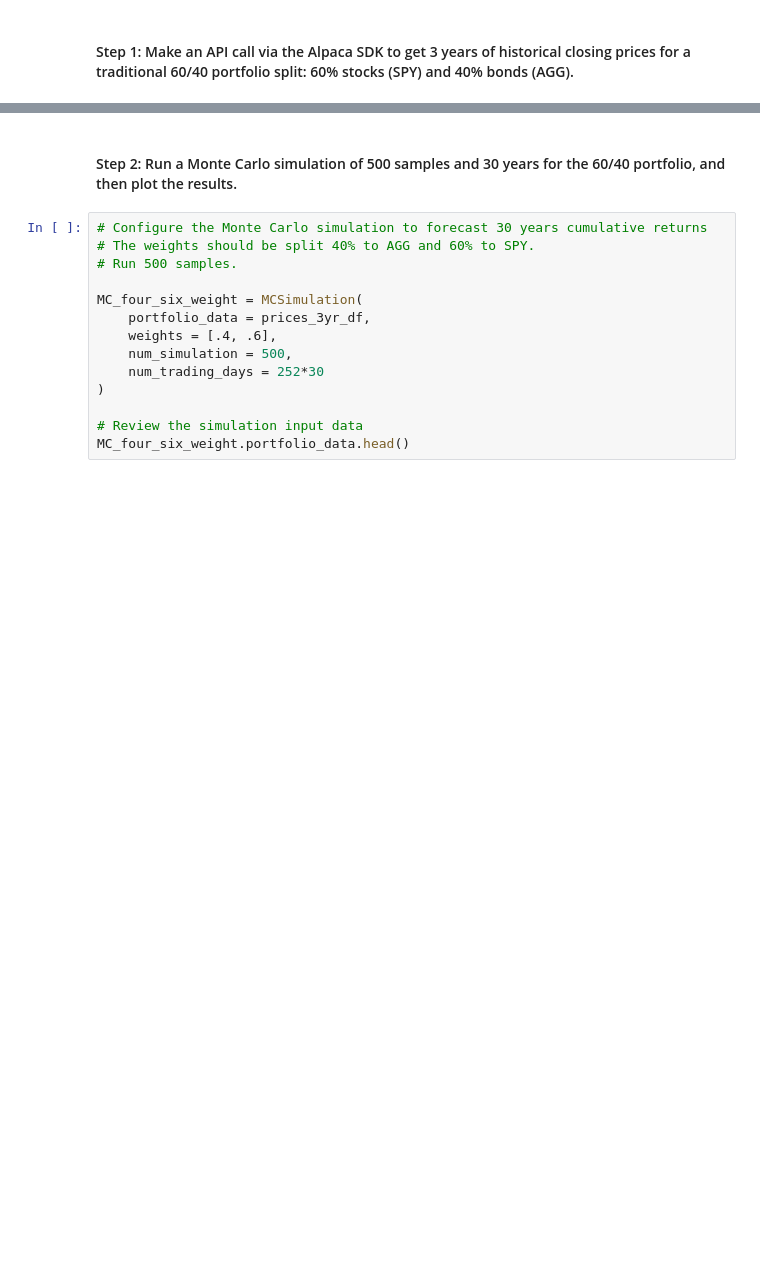
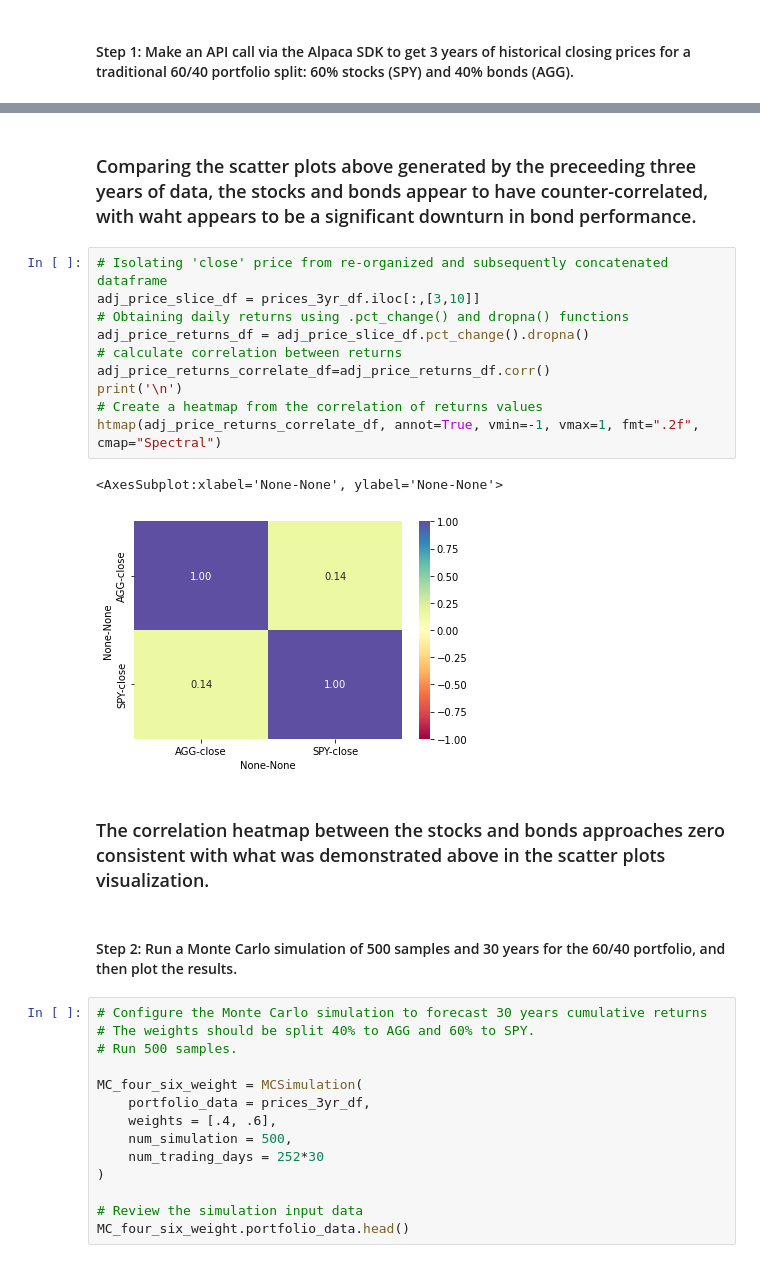
Before and after one commit to Billie-LS/Emergency_and_Retirement_Financial_Planner, a Jupyter notebook: financial_planning_tools.ipynb, the cells around one changed output, grey strips where cells are left out. Saved outputs shown, nothing was run; the diff lists cells and outputs as text; blank space fills up the shorter version.

```diff
--- a/financial_planning_tools.ipynb
+++ b/financial_planning_tools.ipynb
@@ -591,3 +630,20 @@ display(prices_3yr_df.tail())
+# %% [markdown]
+### Comparing the scatter plots above generated by the preceeding three years of data, the stocks and bonds appear to have counter-correlated, with waht appears to be a significant downturn in bond performance.
+# %%
+# Isolating 'close' price from re-organized and subsequently concatenated dataframe
+adj_price_slice_df = prices_3yr_df.iloc[:,[3,10]]
+# Obtaining daily returns using .pct_change() and dropna() functions
+adj_price_returns_df = adj_price_slice_df.pct_change().dropna()
+# calculate correlation between returns
+adj_price_returns_correlate_df=adj_price_returns_df.corr()
+print('\n')
+# Create a heatmap from the correlation of returns values
+htmap(adj_price_returns_correlate_df, annot=True, vmin=-1, vmax=1, fmt=".2f", cmap="Spectral")
+# %% [output]
+<AxesSubplot:xlabel='None-None', ylabel='None-None'>
+[figure, added]
+# %% [markdown]
+### The correlation heatmap between the stocks and bonds approaches zero consistent with what was demonstrated above in the scatter plots visualization.
 # %% [markdown]
 #### Step 2: Run a Monte Carlo simulation of 500 samples and 30 years for the 60/40 portfolio, and then plot the results.
 # %%
```
Also changed, not shown: parts of 53 cells of this notebook, 2 other files.
